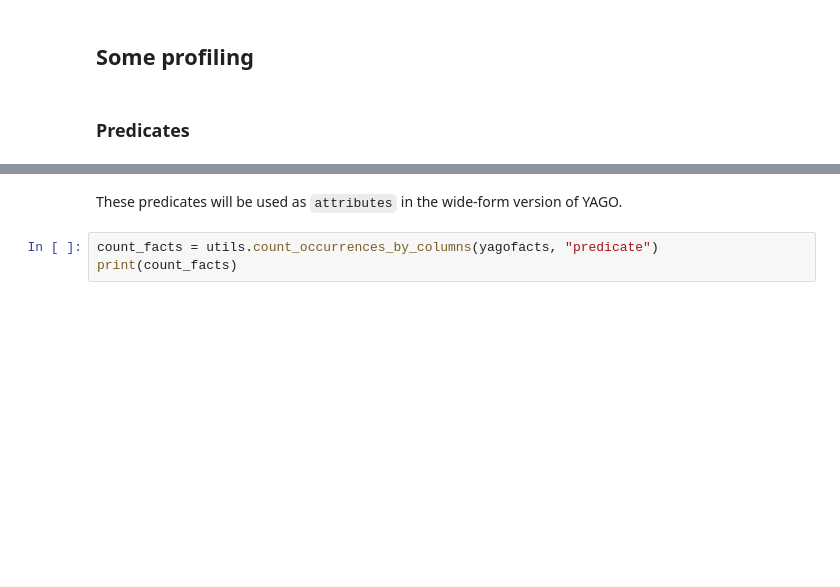
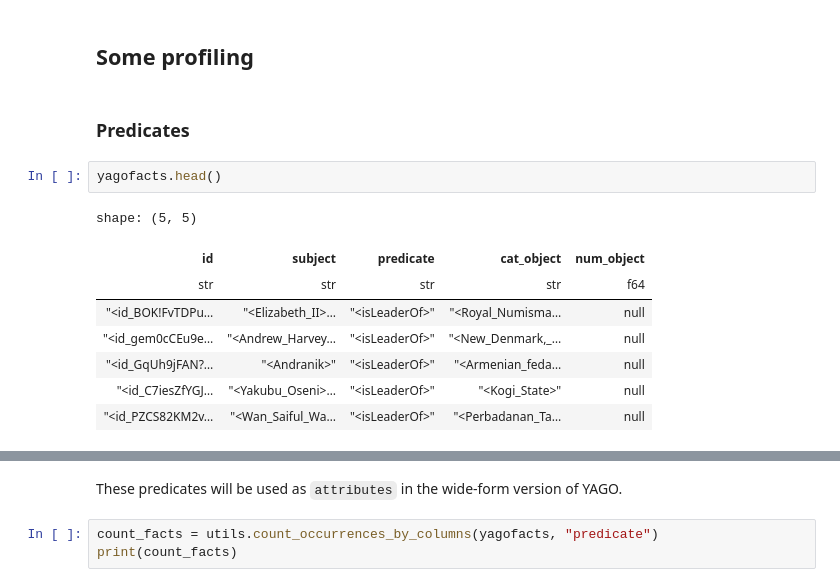
Before and after one commit to rcap107/YADL, a Jupyter notebook: notebooks/Probing YAGO.ipynb, the cells around one changed output, grey strips where cells are left out. Drawn from its saved outputs; the diff is of its cells as text; blank space fills up the shorter version.

```diff
--- a/notebooks/Probing YAGO.ipynb
+++ b/notebooks/Probing YAGO.ipynb
@@ -56,3 +60,14 @@ yagodatefacts = utils.import_from_yago(yagodatefacts_path)
 ## Some profiling
 # %% [markdown]
 ### Predicates
+# %%
+yagofacts.head()
+# %% [output]
+shape: (5, 5)
+| id | subject | predicate | cat_object | num_object |
+| str | str | str | str | f64 |
+| "<id_BOK!FvTDPu… | "<Elizabeth_II>… | "<isLeaderOf>" | "<Royal_Numisma… | null |
+| "<id_gem0cCEu9e… | "<Andrew_Harvey… | "<isLeaderOf>" | "<New_Denmark,_… | null |
+| "<id_GqUh9jFAN?… | "<Andranik>" | "<isLeaderOf>" | "<Armenian_feda… | null |
+| "<id_C7iesZfYGJ… | "<Yakubu_Oseni>… | "<isLeaderOf>" | "<Kogi_State>" | null |
+| "<id_PZCS82KM2v… | "<Wan_Saiful_Wa… | "<isLeaderOf>" | "<Perbadanan_Ta… | null |
```
Also changed, not shown: parts of 7 cells of this notebook, 1 other file.
